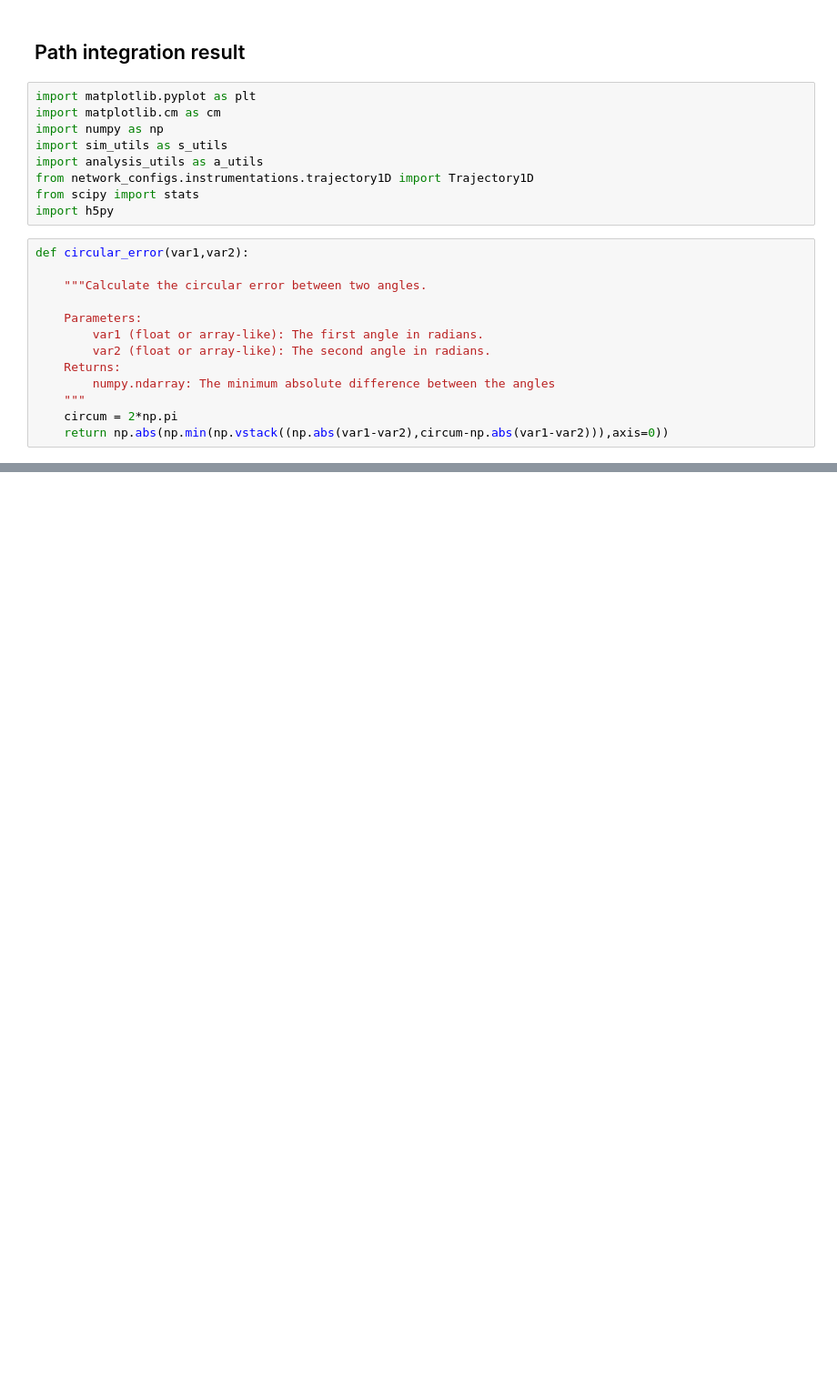
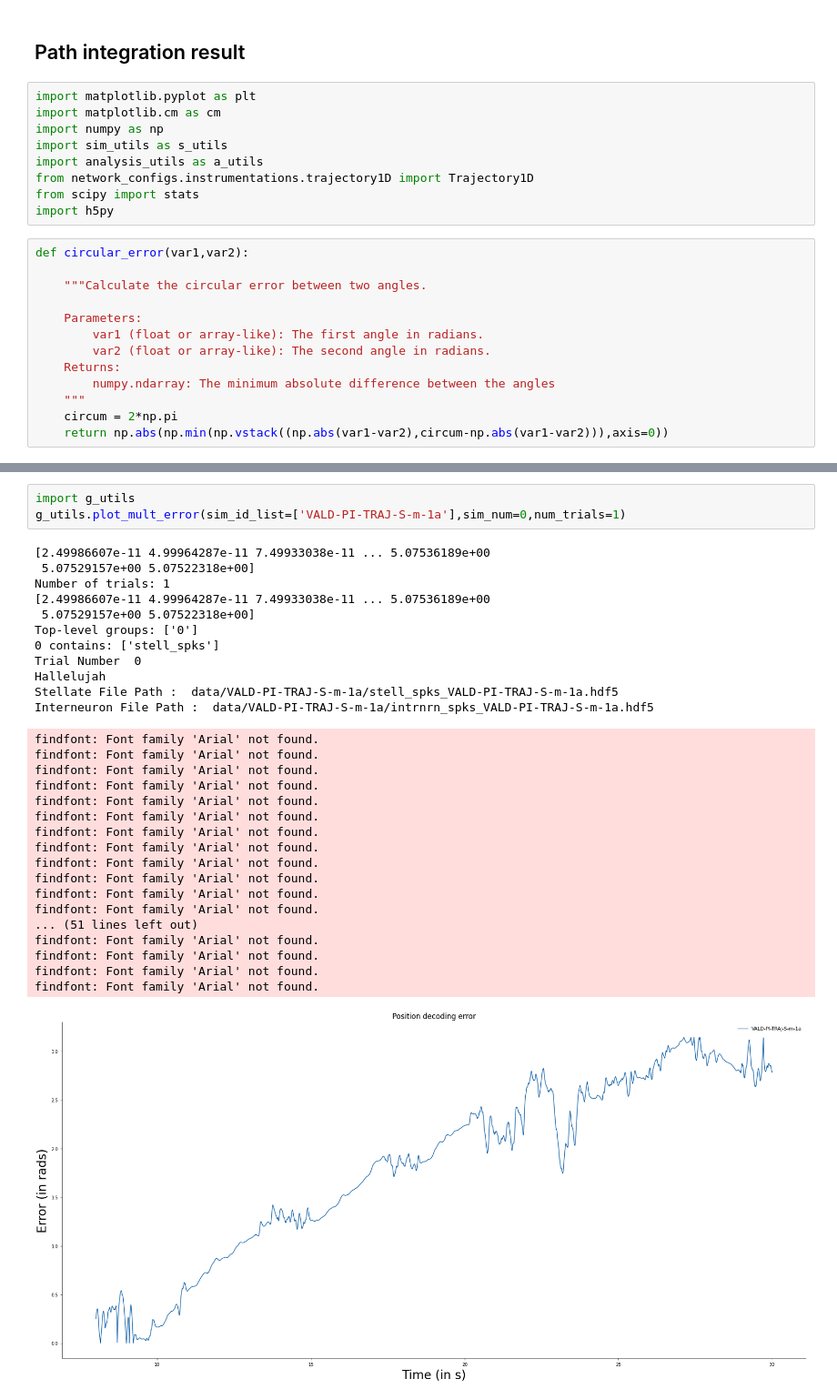
Before and after one commit to tiny-infinity/GridCellsCopy, a Jupyter notebook: analysis/notebooks/Fig2/Fig2_C.ipynb, the cells around one changed output, grey strips where cells are left out. Shown at 91% size. Saved outputs shown, nothing was run; the diff lists cells and outputs as text; blank space fills up the shorter version.

```diff
--- a/analysis/notebooks/Fig2/Fig2_C.ipynb
+++ b/analysis/notebooks/Fig2/Fig2_C.ipynb
@@ -170,0 +243,33 @@ plt.savefig("analysis/figures/Fig2/Fig2_C_bottom.svg")
+# %%
+import g_utils
+g_utils.plot_mult_error(sim_id_list=['VALD-PI-TRAJ-S-m-1a'],sim_num=0,num_trials=1)
+# %% [output]
+[2.49986607e-11 4.99964287e-11 7.49933038e-11 ... 5.07536189e+00
+ 5.07529157e+00 5.07522318e+00]
+Number of trials: 1
+[2.49986607e-11 4.99964287e-11 7.49933038e-11 ... 5.07536189e+00
+ 5.07529157e+00 5.07522318e+00]
+Top-level groups: ['0']
+0 contains: ['stell_spks']
+Trial Number  0
+Hallelujah
+Stellate File Path :  data/VALD-PI-TRAJ-S-m-1a/stell_spks_VALD-PI-TRAJ-S-m-1a.hdf5
+Interneuron File Path :  data/VALD-PI-TRAJ-S-m-1a/intrnrn_spks_VALD-PI-TRAJ-S-m-1a.hdf5
+findfont: Font family 'Arial' not found.
+findfont: Font family 'Arial' not found.
+findfont: Font family 'Arial' not found.
+findfont: Font family 'Arial' not found.
+findfont: Font family 'Arial' not found.
+findfont: Font family 'Arial' not found.
+findfont: Font family 'Arial' not found.
+findfont: Font family 'Arial' not found.
+findfont: Font family 'Arial' not found.
+findfont: Font family 'Arial' not found.
+findfont: Font family 'Arial' not found.
+findfont: Font family 'Arial' not found.
+... (51 lines left out)
+findfont: Font family 'Arial' not found.
+findfont: Font family 'Arial' not found.
+findfont: Font family 'Arial' not found.
+findfont: Font family 'Arial' not found.
+[figure, added]
```
Also changed, not shown: parts of 5 cells of this notebook, 11 other files.
